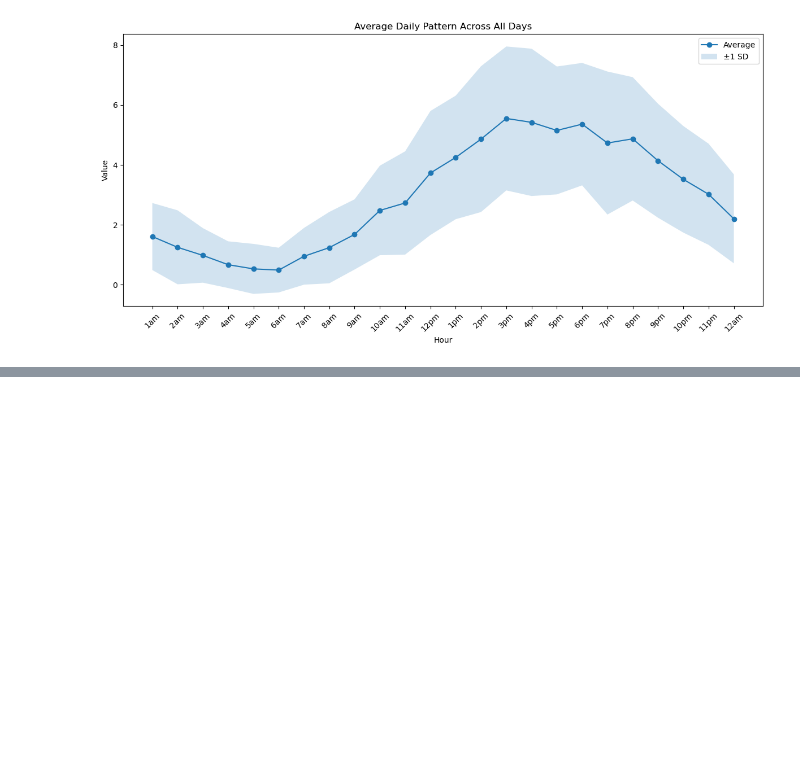
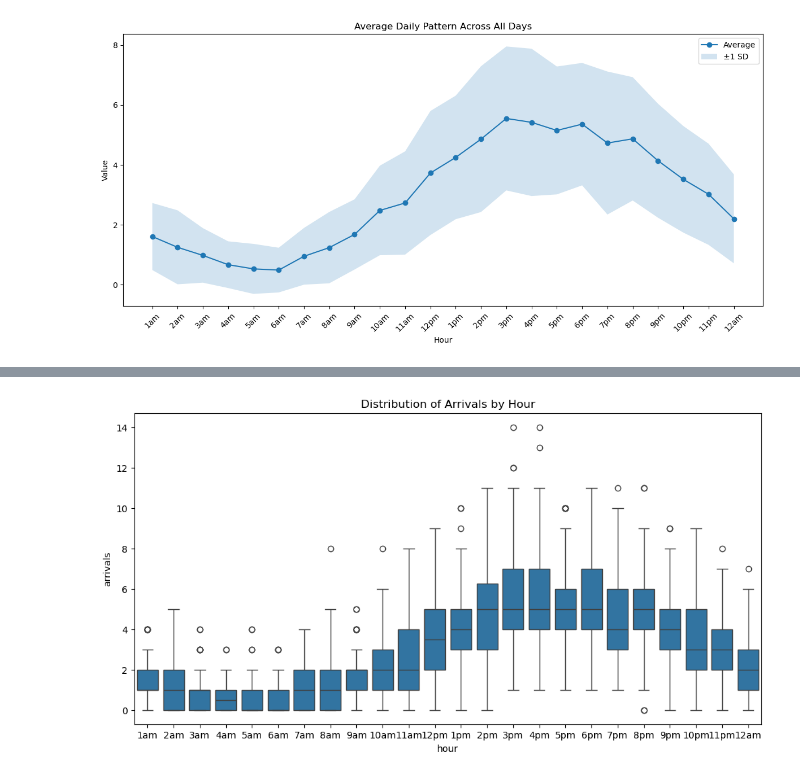
Before and after one commit to elenayzhu/mie360, a Jupyter notebook: Arrivals_InputModelling.ipynb, the cells around one changed output, grey strips where cells are left out. Drawn from its saved outputs; the diff is of its cells as text; code cells hidden in the pictures; blank space fills up the shorter version.

```diff
--- a/Arrivals_InputModelling.ipynb
+++ b/Arrivals_InputModelling.ipynb
@@ -51,0 +83,8 @@ plt.show()
+# %%
+df_melt = df_arrivals.melt(var_name='hour', value_name='arrivals')
+plt.figure(figsize=(12,6))
+sns.boxplot(x='hour', y='arrivals', data=df_melt)
+plt.title('Distribution of Arrivals by Hour')
+plt.show()
+# %% [output]
+[figure, added]
```
Also changed, not shown: parts of 8 cells of this notebook.
